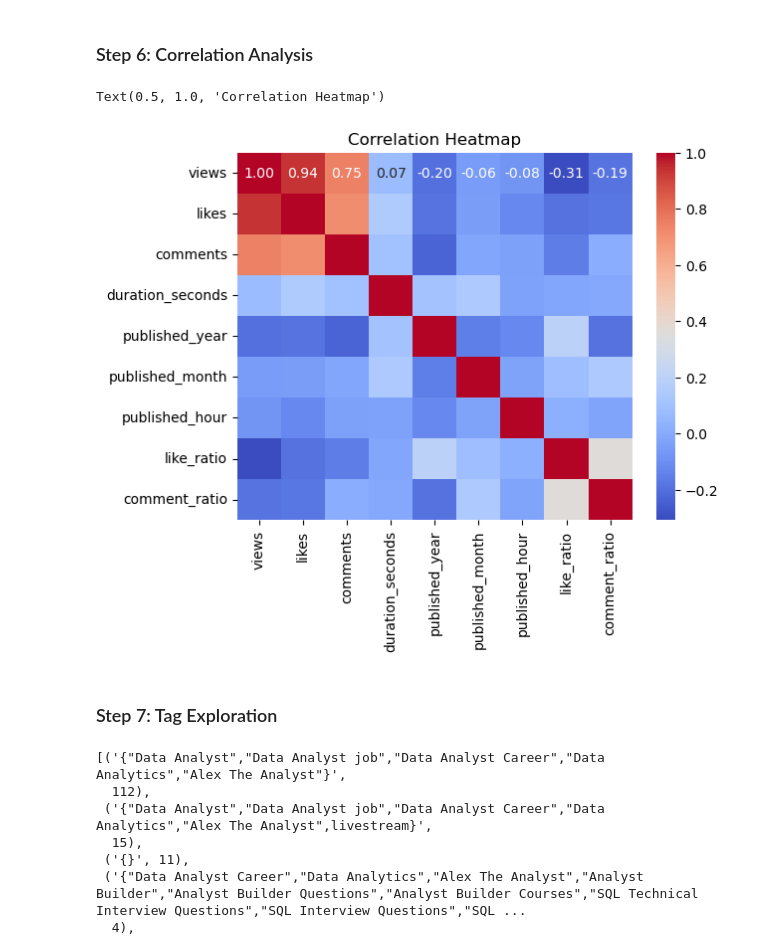
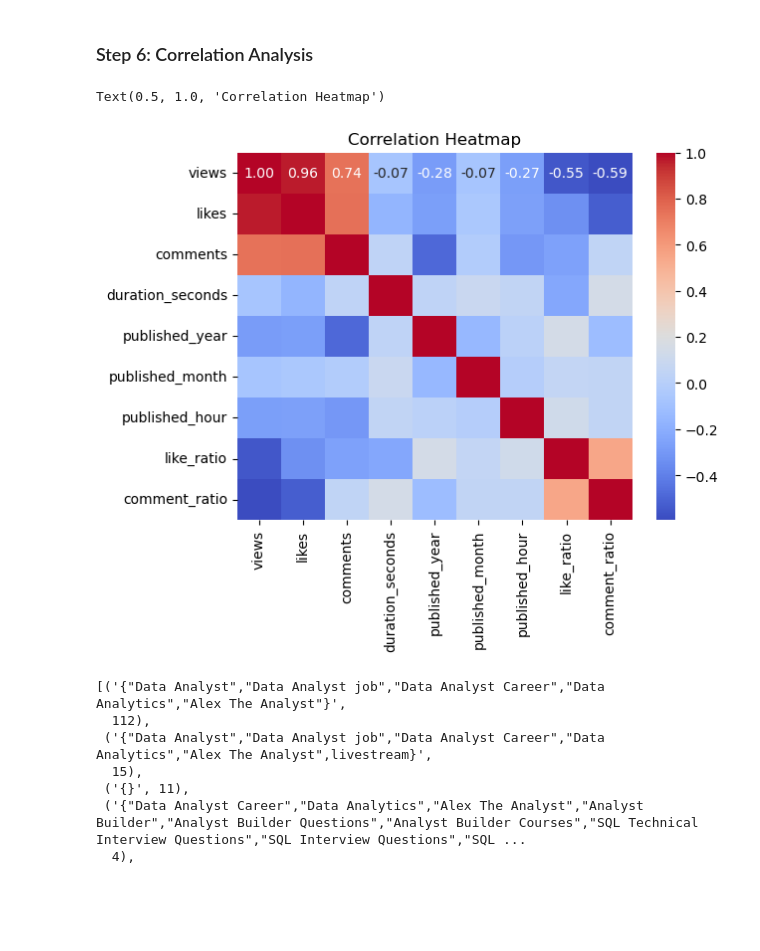
Before and after one commit to LiLuo086/alex-the-analyst-youtube-analysis, a Jupyter notebook: eda.ipynb, the cells around one changed output. Drawn from its saved outputs; the diff is of its cells as text; code cells hidden in the pictures; blank space fills up the shorter version.

```diff
--- a/eda.ipynb
+++ b/eda.ipynb
@@ -200,0 +226,6 @@ df.groupby('published_weekday').agg({
+# %%
+df['duration_bucket'] = pd.cut(
+    df['duration_seconds'],
+    bins=[0, 600, 1800, 3600, 100000],
+    labels=['Short', 'Medium', 'Long', 'Very Long']
+)
@@ -200,0 +261,18 @@ df.groupby('published_weekday').agg({
+# %%
+# Convert all date time to UTC time zone
+df['published_at'] = pd.to_datetime(df['published_at'], utc=True)
+today = pd.Timestamp.now(tz='UTC')
+
+# Normalize metrics
+df['days_since_publish'] = (today - df['published_at']).dt.days.clip(lower=1) # type: ignore # ensure the minimal day is 1
+df['views_per_day'] = df['views']/df['days_since_publish']
+df['likes_per_day'] = df['views']/df['days_since_publish']
+
+
+# Label buckets (example: duration)
+df['duration_bucket'] = pd.cut(df['duration_seconds'],
+    bins=[0, 600, 1800, 3600, 100000],
+    labels=['Short', 'Medium', 'Long', 'Very Long']
+)
+
+df.head()
@@ -201,13 +307,11 @@ df.groupby('published_weekday').agg({
 # %% [markdown]
 ### Step 6: Correlation Analysis
 # %%
-sns.heatmap(df.corr(numeric_only=True), annot=True, fmt=".2f", cmap='coolwarm')
+sns.heatmap(df.corr(numeric_only=True,method='spearman'), annot=True, fmt=".2f", cmap='coolwarm')
 plt.title("Correlation Heatmap")
 # %% [output]
 Text(0.5, 1.0, 'Correlation Heatmap')
-[figure, old version]
+[figure, new version]
-# %% [markdown]
-### Step 7: Tag Exploration
 # %%
 from collections import Counter
 
```
Also changed, not shown: parts of 13 cells of this notebook.
